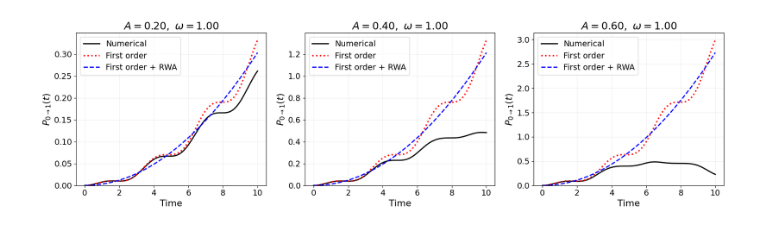
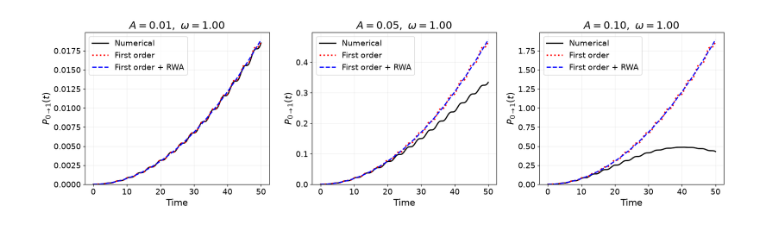
Before and after one commit to TO-PRARAMX/pc4230-project, a Jupyter notebook: example/04_compare_TDPT.ipynb, the cells around one changed output. Cells and saved outputs as stored; diff of their text form; code cells hidden in the pictures.

```diff
--- a/example/04_compare_TDPT.ipynb
+++ b/example/04_compare_TDPT.ipynb
@@ -1,27 +24,4 @@
 # %%
-import sys
-from pathlib import Path
-import numpy as np
-import matplotlib.pyplot as plt
-
-plt.rcParams.update({
-    "font.size": 16,
-    "axes.titlesize": 18,
-    "axes.labelsize": 16,
-    "xtick.labelsize": 14,
-    "ytick.labelsize": 14,
-    "legend.fontsize": 14,
-})
-
-
-# Find harmonic.py in this folder or its parent
-folder = Path.cwd()
-if not (folder / "harmonic.py").exists():
-    folder = folder.parent
-sys.path.insert(0, str(folder))
-
-from harmonic import HarmonicOscillator
-
 
 def simulate(A=0.2, omega=1.0, dt=0.02, n=128, L=12, tmax=20):
     ho = HarmonicOscillator(boundary=(-L, L), n=n)
@@ -47,9 +47,9 @@ def simulate(A=0.2, omega=1.0, dt=0.02, n=128, L=12, tmax=20):
 # Parameters
 n = 128
 L = 12
-A_values = [0.2, 0.4, 0.6]
+A_values = [0.01, 0.05, 0.1]
 omega = 1.0
-tmax = 10
+tmax = 50
 
 # First excited state on the same grid
 ho = HarmonicOscillator(boundary=(-L, L), n=n)
@@ -64,31 +64,31 @@ fig, axes = plt.subplots(1, 3, figsize=(17, 5))
 for ax, A in zip(axes, A_values):
     _, t, states, _ = simulate(
         A=A, omega=omega,
         n=n, L=L, dt=0.02, tmax=tmax
     )
 
     P_num = np.abs(states @ phi1.conj())**2
 
     # First-order theory at omega = 1
     P_full = (A * M10 / 2)**2 * np.abs(
         t + np.exp(1j * t) * np.sin(t)
     )**2
 
     # First-order theory with RWA
     P_rwa = (A * M10 * t / 2)**2
 
     ax.plot(t, P_num, "k-", linewidth=2, label="Numerical")
     ax.plot(t, P_full, "r:", linewidth=2.5, label="First order")
     ax.plot(t, P_rwa, "b--", linewidth=2, label="First order + RWA")
 
     ax.set_title(rf"$A={A:.2f},\ \omega=1.00$")
     ax.set_xlabel("Time")
     ax.set_ylabel(r"$P_{0\to1}(t)$")
     ax.set_ylim(bottom=0)
     ax.legend()
     ax.grid(alpha=0.2)
 
 plt.tight_layout()
 plt.show()
 # %% [output]
-[figure, old version]
+[figure, new version]
```
Also changed, not shown: parts of 1 cell of this notebook, 4 other files.
